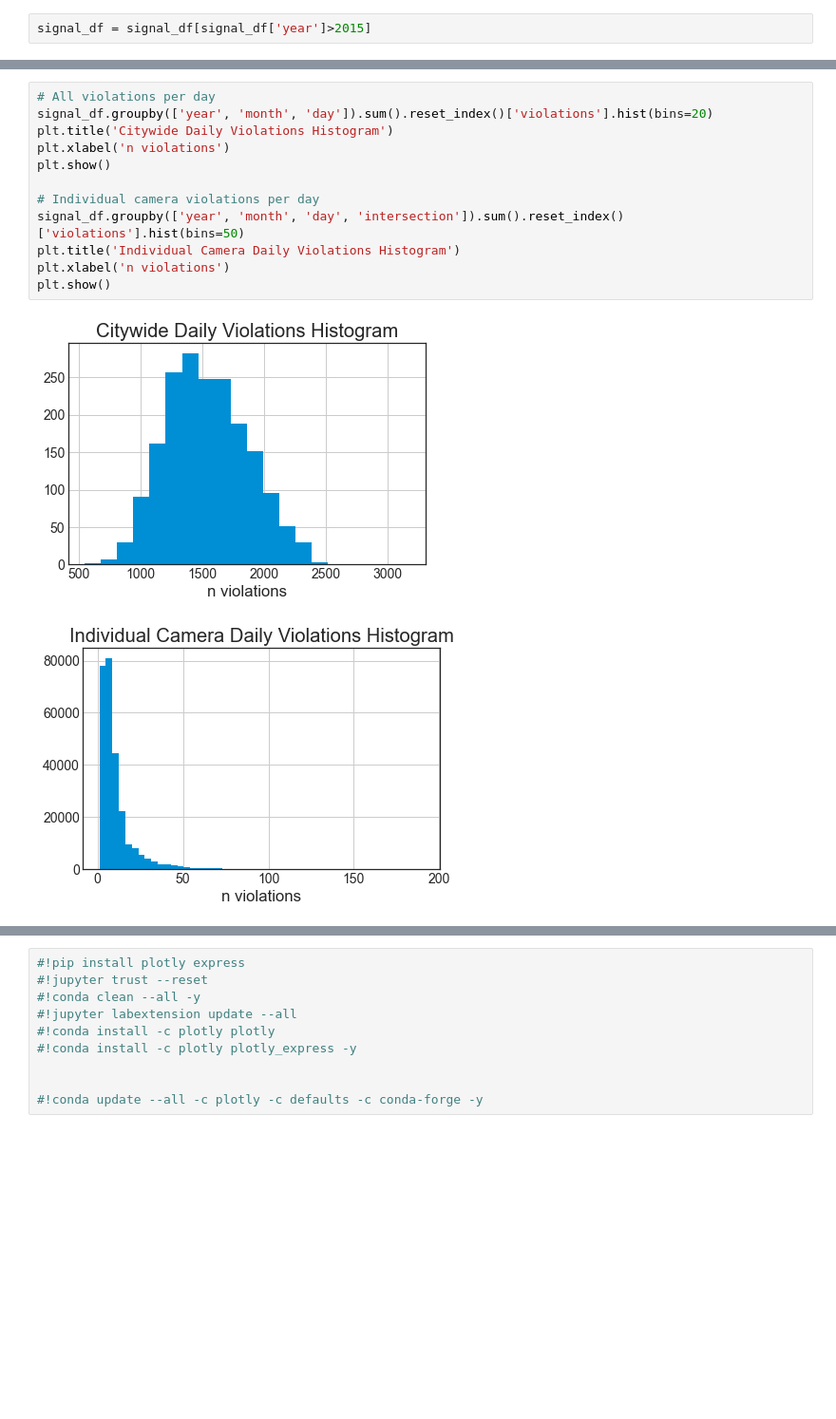
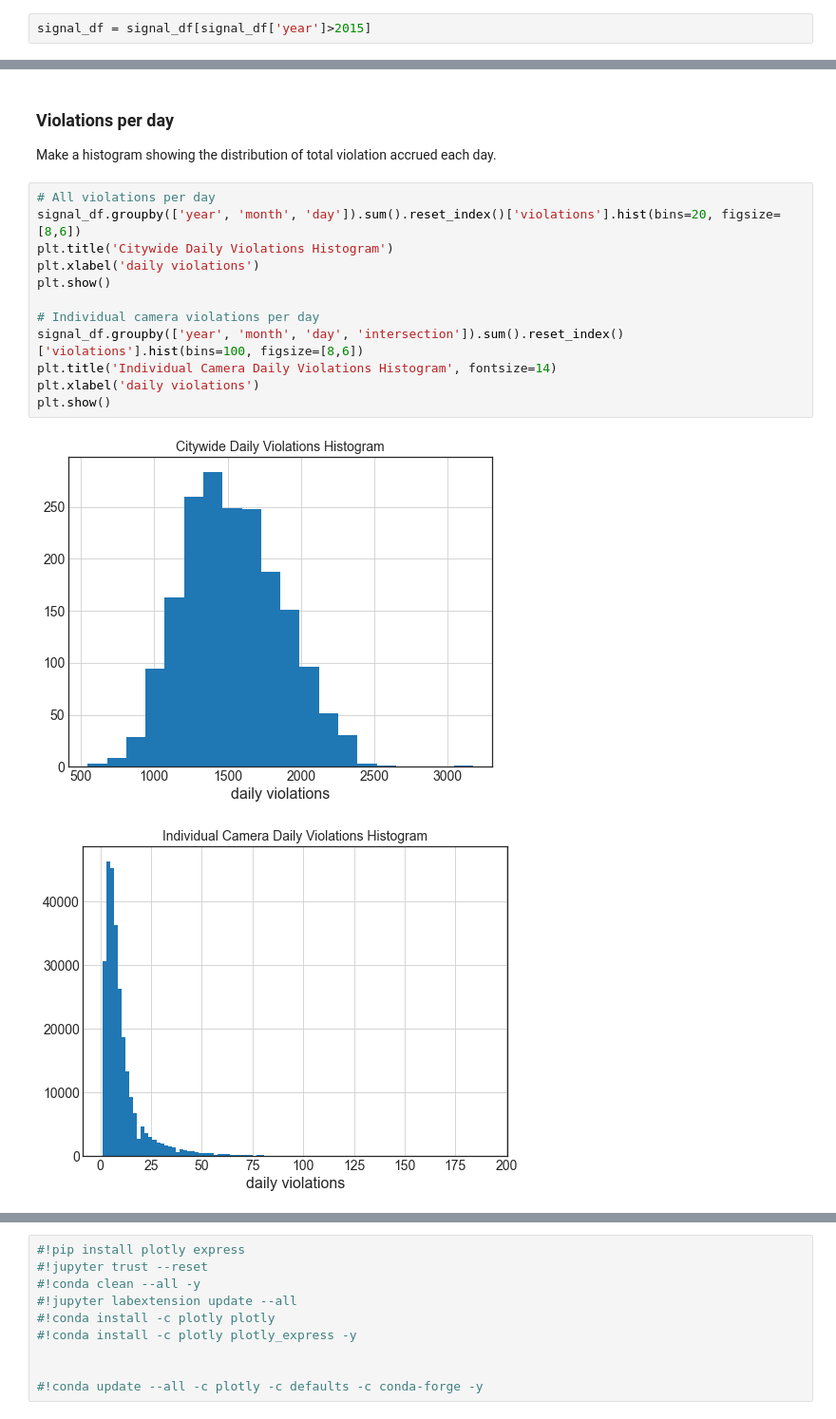
Before and after one commit to sciencelee/chicago-red-light-cameras, a Jupyter notebook: 02-eda.ipynb, the cells around one changed output, grey strips where cells are left out. Shown at 95% size. Drawn from its saved outputs; the diff is of its cells as text; blank space fills up the shorter version.

```diff
--- a/02-eda.ipynb
+++ b/02-eda.ipynb
@@ -144,15 +124,19 @@ Text(0.5, 1.0, 'Violations by Year')
+# %% [markdown]
+### Violations per day
+
+Make a histogram showing the distribution of total violation accrued each day.
 # %%
 # All violations per day
-signal_df.groupby(['year', 'month', 'day']).sum().reset_index()['violations'].hist(bins=20)
+signal_df.groupby(['year', 'month', 'day']).sum().reset_index()['violations'].hist(bins=20, figsize=[8,6])
 plt.title('Citywide Daily Violations Histogram')
-plt.xlabel('n violations')
+plt.xlabel('daily violations')
 plt.show()
 
 # Individual camera violations per day
-signal_df.groupby(['year', 'month', 'day', 'intersection']).sum().reset_index()['violations'].hist(bins=50)
-plt.title('Individual Camera Daily Violations Histogram')
-plt.xlabel('n violations')
+signal_df.groupby(['year', 'month', 'day', 'intersection']).sum().reset_index()['violations'].hist(bins=100, figsize=[8,6])
+plt.title('Individual Camera Daily Violations Histogram', fontsize=14)
+plt.xlabel('daily violations')
 plt.show()
 # %% [output]
-[figure, old version]
+[figure, new version]
-[figure, old version]
+[figure, new version]
```
Also changed, not shown: parts of 20 cells of this notebook.
